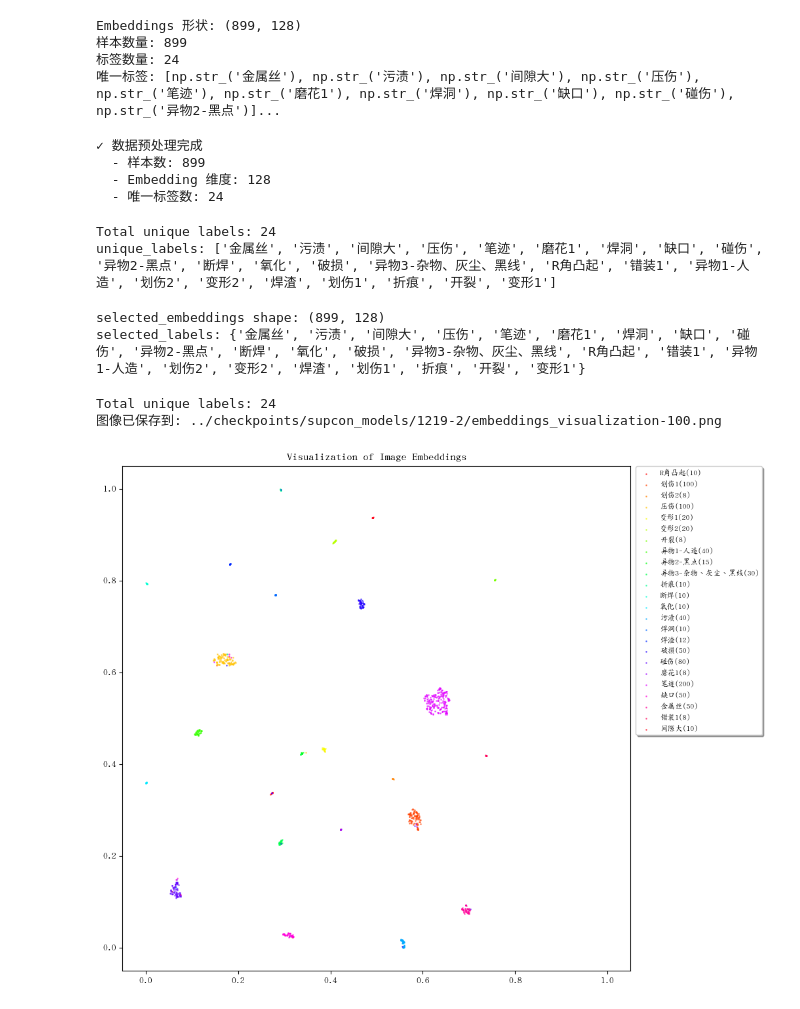
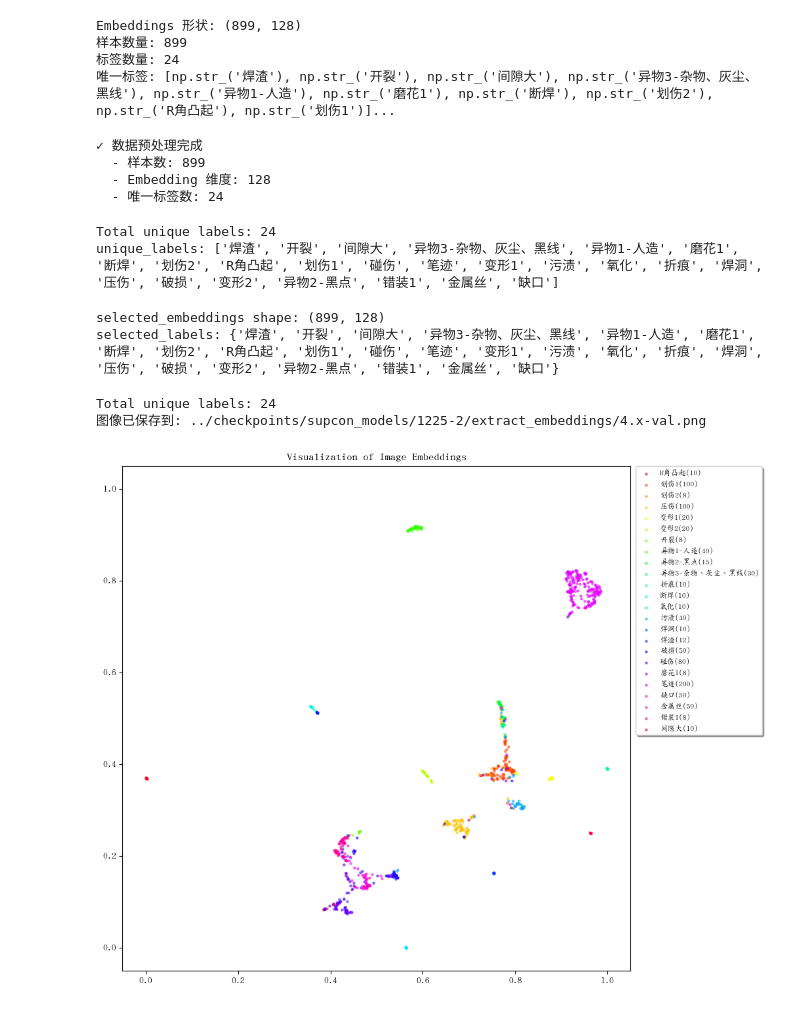
Before and after one commit to smile-care/EmbeddingModel, a Jupyter notebook: scripts/show_embeddings.ipynb, the cells around one changed output. Saved outputs shown, nothing was run; the diff lists cells and outputs as text; code cells hidden in the pictures.

```diff
--- a/scripts/show_embeddings.ipynb
+++ b/scripts/show_embeddings.ipynb
@@ -22,7 +23,7 @@ from sklearn.metrics.pairwise import cosine_similarity
 import matplotlib
 matplotlib.rc("font",family='AR PL UKai CN')
 # %%
-npz_path = "../checkpoints/supcon_models/1219-2/embeddings_zhenyu_val_epoch_100.npz"
+npz_path = "../checkpoints/supcon_models/1225-2/extract_embeddings/4.x-val.npz"
 data = np.load(npz_path)
 embeddings = data['embeddings']
 label_names = data['label_names']
@@ -37,7 +38,7 @@ print(f"唯一标签: {list(set(label_names))[:10]}...")  # 显示前10个标签
 Embeddings 形状: (899, 128)
 样本数量: 899
 标签数量: 24
-唯一标签: [np.str_('金属丝'), np.str_('污渍'), np.str_('间隙大'), np.str_('压伤'), np.str_('笔迹'), np.str_('磨花1'), np.str_('焊洞'), np.str_('缺口'), np.str_('碰伤'), np.str_('异物2-黑点')]...
+唯一标签: [np.str_('焊渣'), np.str_('开裂'), np.str_('间隙大'), np.str_('异物3-杂物、灰尘、黑线'), np.str_('异物1-人造'), np.str_('磨花1'), np.str_('断焊'), np.str_('划伤2'), np.str_('R角凸起'), np.str_('划伤1')]...
 # %%
 # 确保 embeddings 是 numpy 数组
 if not isinstance(embeddings, np.ndarray):
@@ -75,7 +76,7 @@ print(f"Total unique labels: {len(unique_labels)}")
 print(f"unique_labels: {unique_labels}")
 # %% [output]
 Total unique labels: 24
-unique_labels: ['金属丝', '污渍', '间隙大', '压伤', '笔迹', '磨花1', '焊洞', '缺口', '碰伤', '异物2-黑点', '断焊', '氧化', '破损', '异物3-杂物、灰尘、黑线', 'R角凸起', '错装1', '异物1-人造', '划伤2', '变形2', '焊渣', '划伤1', '折痕', '开裂', '变形1']
+unique_labels: ['焊渣', '开裂', '间隙大', '异物3-杂物、灰尘、黑线', '异物1-人造', '磨花1', '断焊', '划伤2', 'R角凸起', '划伤1', '碰伤', '笔迹', '变形1', '污渍', '氧化', '折痕', '焊洞', '压伤', '破损', '变形2', '异物2-黑点', '错装1', '金属丝', '缺口']
 # %%
 selected_embeddings = []
 selected_labels = []
@@ -89,7 +90,7 @@ print(f"selected_embeddings shape: {selected_embeddings.shape}")
 print(f"selected_labels: {set(selected_labels)}")
 # %% [output]
 selected_embeddings shape: (899, 128)
-selected_labels: {'金属丝', '污渍', '间隙大', '压伤', '笔迹', '磨花1', '焊洞', '缺口', '碰伤', '异物2-黑点', '断焊', '氧化', '破损', '异物3-杂物、灰尘、黑线', 'R角凸起', '错装1', '异物1-人造', '划伤2', '变形2', '焊渣', '划伤1', '折痕', '开裂', '变形1'}
+selected_labels: {'焊渣', '开裂', '间隙大', '异物3-杂物、灰尘、黑线', '异物1-人造', '磨花1', '断焊', '划伤2', 'R角凸起', '划伤1', '碰伤', '笔迹', '变形1', '污渍', '氧化', '折痕', '焊洞', '压伤', '破损', '变形2', '异物2-黑点', '错装1', '金属丝', '缺口'}
 # %%
 # reducer = TSNE(
 #     n_components=2,
@@ -135,34 +136,34 @@ plt.figure(figsize=(10, 10))
 for label in unique_selected_labels:
     mask = np.array([l == label for l in selected_labels])
     plt.scatter(
         embeddings_2d[mask, 0],
         embeddings_2d[mask, 1],
         c=[label_to_color[label]],
         label=label + "({})".format(np.sum(mask)),
         alpha=0.5,
-        s=1
+        s=5
     )
 
 plt.legend(
     bbox_to_anchor=(1.01, 1),  # 位置：右上角外侧
     loc='upper left',           # 图例框的参考点
     borderaxespad=0.,          # 图例框与轴的间距
     fontsize='small',          # 字体大小
     frameon=True,              # 显示边框
     fancybox=True,             # 圆角边框
     shadow=True                # 阴影效果
 )
 plt.title("Visualization of Image Embeddings")
 plt.xlim(-0.05, 1.05)
 plt.ylim(-0.05, 1.05)
 
 output_dir = osp.dirname(npz_path)
-output_path = osp.join(output_dir, "embeddings_visualization-100.png")
+output_path = osp.join(output_dir, f"{Path(npz_path).stem}.png")
 plt.savefig(output_path, dpi=300, bbox_inches='tight')
 print(f"图像已保存到: {output_path}")
 
 plt.show()
 # %% [output]
 Total unique labels: 24
-图像已保存到: ../checkpoints/supcon_models/1219-2/embeddings_visualization-100.png
+图像已保存到: ../checkpoints/supcon_models/1225-2/extract_embeddings/4.x-val.png
-[figure, old version]
+[figure, new version]
```
Also changed, not shown: parts of 1 cell of this notebook, 9 other files.
